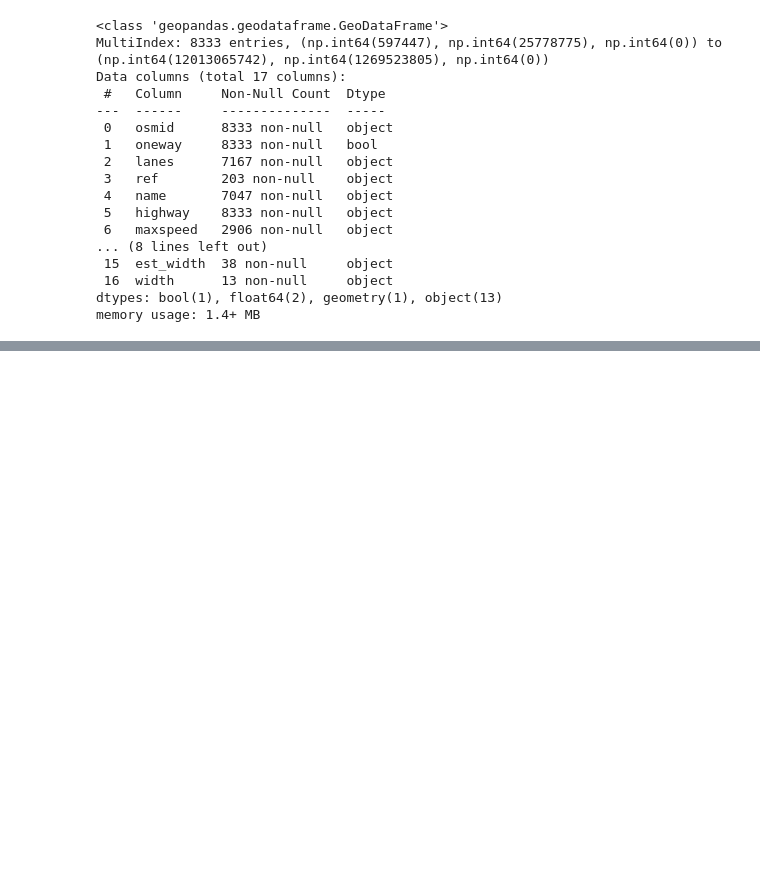
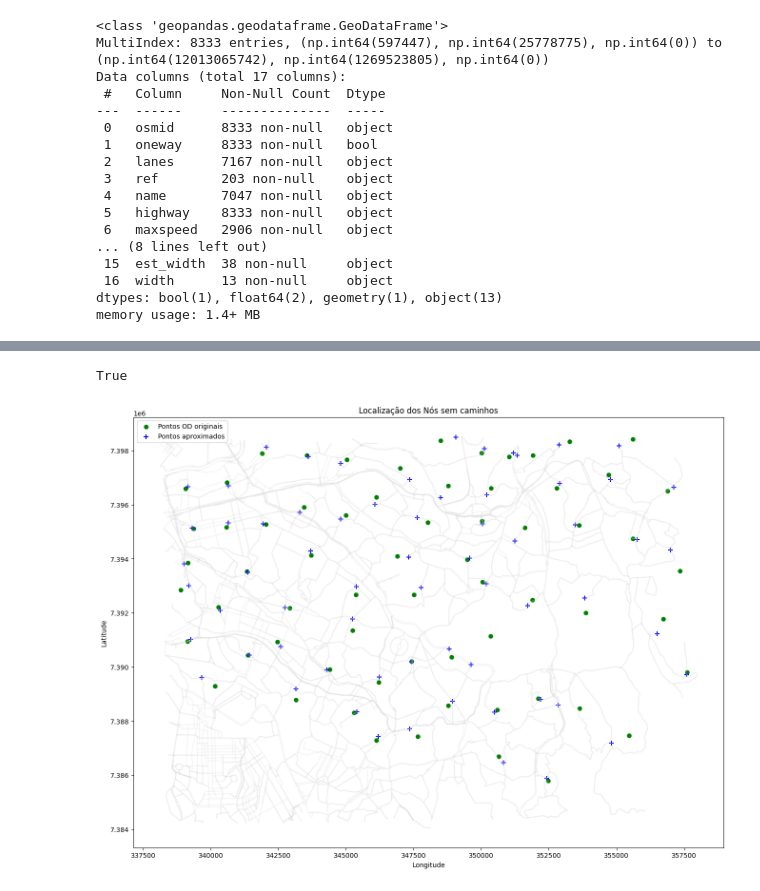
Before and after one commit to marcelof314/SP_urban_flooding, a Jupyter notebook: 11 Minimum path calculation.ipynb, the cells around one changed output, grey strips where cells are left out. Cells and saved outputs as stored; diff of their text form; code cells hidden in the pictures; blank space fills up the shorter version.

```diff
--- a/11 Minimum path calculation.ipynb
+++ b/11 Minimum path calculation.ipynb
@@ -362,0 +964,19 @@ memory usage: 1.4+ MB
+# %%
+nx.has_path(G_dinamico,458457689, 5334219098)
+# %% [output]
+True
+# %%
+# Verificação gráfica do resultado
+base2 = centroides_dentro.plot(color='green', figsize=(16,16), label='Pontos OD originais')
+
+edges_baseline_reprojected.plot(ax=base2, color='lightgrey', alpha=0.2)
+
+gdf_nos_aproximados.plot(ax=base2, marker='+', color='blue', markersize=50, label='Pontos aproximados')
+
+plt.title('Localização dos Nós sem caminhos')
+plt.xlabel('Longitude')
+plt.ylabel('Latitude')
+plt.legend()
+plt.show()
+# %% [output]
+[figure, added]
```
Also changed, not shown: parts of 42 cells of this notebook, 1 other file.
